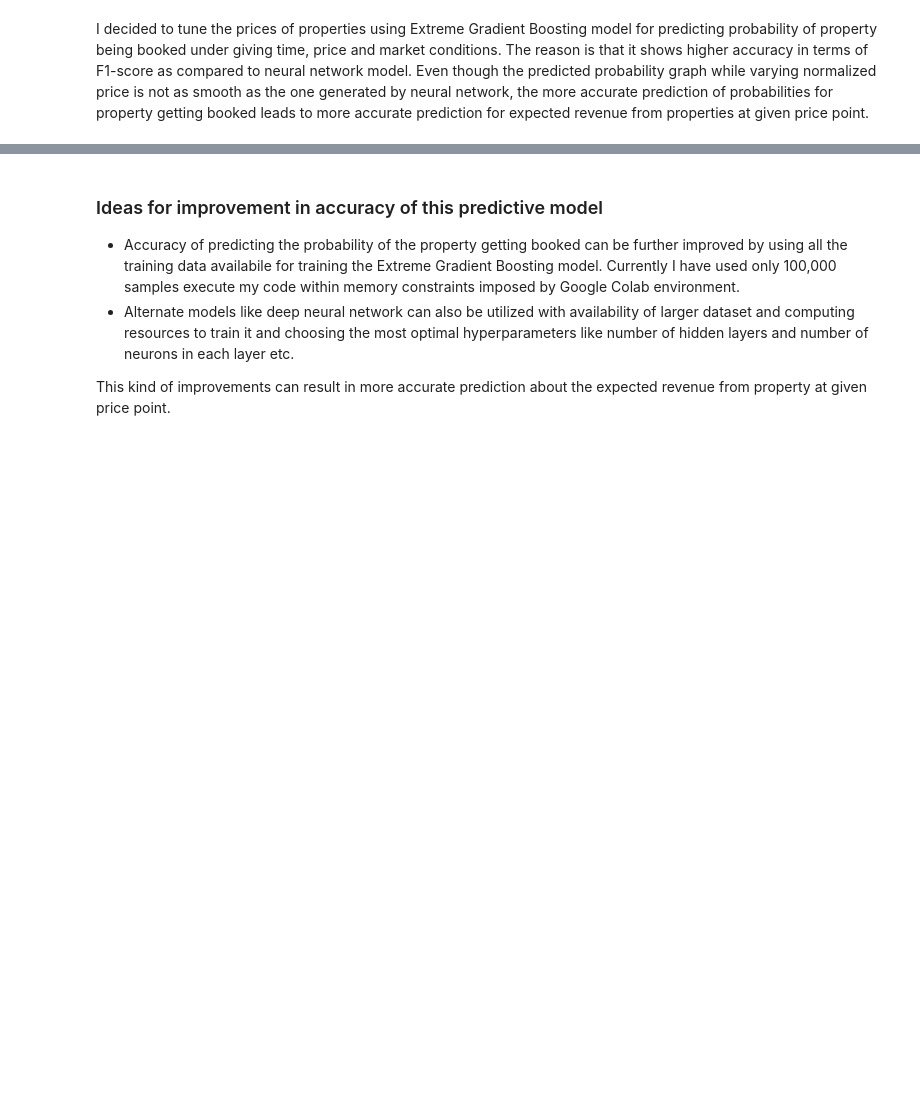
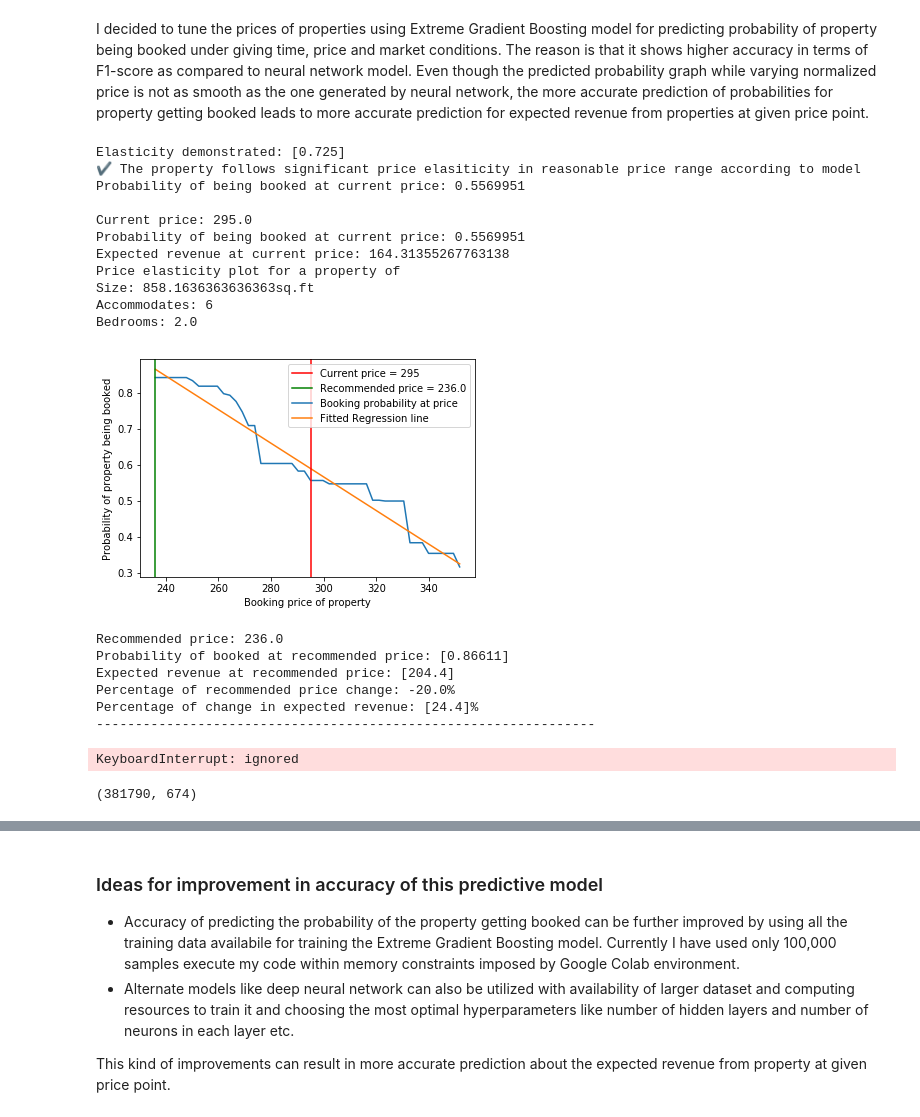
Before and after one commit to patelatharva/Analysis_of_Airbnb_property_listings_dataset, a Jupyter notebook: colab_tuning_booking_price_to_maximize_expected_revenue.ipynb, the cells around one changed output, grey strips where cells are left out. Saved outputs shown, nothing was run; the diff lists cells and outputs as text; code cells hidden in the pictures; blank space fills up the shorter version.

```diff
--- a/colab_tuning_booking_price_to_maximize_expected_revenue.ipynb
+++ b/colab_tuning_booking_price_to_maximize_expected_revenue.ipynb
@@ -1365,23 +1481,13 @@ def get_price_elasticity_curve(listing, calc_prob_booked, percentage):
 def draw_price_elasticity_for_prop(listing, calc_prob_booked, percentage, curve, rec_price):
     square_feet = listing["square_feet"]
     beds = listing["beds"]
-    month = listing["month"]
-    year = listing["year"]
-    week_of_month = listing["week_of_month"]
-    day_of_week = listing["day_of_week"]
+    bedrooms = listing["bedrooms"]
     accommodates = listing["accommodates"]
-    neighbourhood_cleansed = listing["neighbourhood_cleansed"]
-    city = listing["city"]
+
     print (f"Price elasticity plot for a property of")
     print (f"Size: {square_feet}sq.ft")
     print (f"Accommodates: {accommodates}")
     print (f"Bedrooms: {bedrooms}")
-    print (f"Day: {day_of_week}")
-    print (f"Week of month: {week_of_month}")
-    print (f"Month: {month}")
-    print (f"Year: {year}")
-    print (f"Neighbourhood: {neighbourhood_cleansed}")
-
     current_normalized_price = listing["price_calendar_normalized"]
     current_price = int(round(listing["price_calendar_normalized"] * listing["total_env_prices"],0))
     price_upper = current_normalized_price * (1 + percentage/100)
@@ -1401,7 +1507,7 @@ def draw_price_elasticity_for_prop(listing, calc_prob_booked, percentage, curve,
 
     price_elasticity_curve, = plt.plot(absolute_prices, probs)
     regression_curve, = plt.plot(absolute_prices, curve_probs)
-    recommended_price_line, = plt.axvline(x=rec_price, color='g')
+    recommended_price_line = plt.axvline(x=rec_price, color='g')
     plt.ylabel('Probability of property being booked')
     plt.xlabel('Booking price of property')
     beds = listing["beds"]
@@ -1431,12 +1537,12 @@ def calculate_price_elasticity(curve, listing, percentage_to_check):
   norm_price_2 = current_normalized_price * (1 + percentage_to_check/100)
   price_2 = norm_price_2 * listing["total_env_prices"]
   listing["price_calendar_normalized"] = norm_price_2
-  df_norm_price_1 = pd.DataFrame(data={"x" : norm_price_1}, index=[0])
+  df_norm_price_2 = pd.DataFrame(data={"x" : norm_price_2}, index=[0])
   d_2 = curve.predict(df_norm_price_2)[0]
 
   price_change = (price_2 - price_1)/((price_2 + price_1)/2)
   demand_change = (d_2 - d_1)/((d_2 + d_1)/2)
-  elasticity = demand_change / -price_change
+  elasticity = - (demand_change / price_change)
   return elasticity
 # %%
 def calc_revenue_at_tuned_price(row, calc_prob_booked):
@@ -1445,19 +1551,23 @@ def calc_revenue_at_tuned_price(row, calc_prob_booked):
     prob_booked = calc_prob_booked(row)
 #     print("price_calendar: " + str(current_price))
 
-
+    # minimum_elasticity to be eligible for tuning the price,
+    # keeping it high will require the booking probability of property
+    # to be more elastic to the price.
+    # It will keep the algorithm more realistic to project expected revenue
+    minimum_elasticity = 0.4
     percentage_to_check = 20
 
-    curve = get_price_elasticity_curve(listing=row, calc_prob_booked=calc_prob_booked, percentage=20)
+    curve = get_price_elasticity_curve(listing=row, calc_prob_booked=calc_prob_booked, percentage=percentage_to_check)
 
-    print ("Checking for price elasticity...")
+#     print ("Checking for price elasticity...")
     row["price_calendar_normalized"] = current_price_norm
-    if calculate_price_elasticity(curve, listing=row, percentage_to_check=percentage_to_check) > 0.1:
+    elasticity = calculate_price_elasticity(curve, listing=row, percentage_to_check=percentage_to_check)
+    if elasticity > minimum_elasticity:
+        print ("Elasticity demonstrated: " + str(np.round(elasticity, 3)))
         print("✔ The property follows significant price elasiticity in reasonable price range according to model")
 
         print ("Probability of being booked at current price: " + str(prob_booked))
-        print ("Probability of being booked at higher price: " + str(prob_booked_higher_price))
-        print ("Probability of being booked at lower price: " + str(prob_booked_lower_price))
         row["price_calendar_normalized"] = current_price_norm
         current_expected_revenue = current_price * prob_booked
         print ("")
@@ -1468,6 +1578,8 @@ def calc_revenue_at_tuned_price(row, calc_prob_booked):
         max_expected_revenue = -math.inf
         prob_at_max = None
         price_at_max = None
+        lower_price_normalized = max(current_price_norm * (1 - percentage_to_check/100), 0)
+        higher_price_normalized = current_price_norm * (1 + percentage_to_check/100)
         for trial_price_norm in float_range(str(lower_price_normalized), str(higher_price_normalized), str((higher_price_normalized-lower_price_normalized)/100)):
           # Instead of using probability predicted by the classifier,
           # I decided to use the one derived from line fitted on the values
@@ -1493,24 +1605,48 @@ def calc_revenue_at_tuned_price(row, calc_prob_booked):
         print ("----------------------------------------------------------------")
         return max_expected_revenue
     else:
-        print("✘ The property does not follow desired price elasiticity in reasonable price range according to model")
+#         print("✘ The property does not follow desired price elasiticity in reasonable price range according to model")
         return current_price * prob_booked
 # %% [markdown]
 I decided to tune the prices of properties using Extreme Gradient Boosting model for predicting probability of property being booked under giving time, price and market conditions. The reason is that it shows higher accuracy in terms of F1-score as compared to neural network model. Even though the predicted probability graph while varying normalized price is not as smooth as the one generated by neural network, the more accurate prediction of probabilities for property getting booked leads to more accurate prediction for expected revenue from properties at given price point.
 # %%
 expected_revenue_at_current_prices = 0
 expected_revenue_at_recommended_prices = 0
-number_of_properties_to_be_sampled = 1000
+number_of_properties_to_be_sampled = 100
 number_of_properties_with_price_updated = 0
 
 for index, row in X_test.sample(n=number_of_properties_to_be_sampled, random_state=42).copy().iterrows():
     expected_revenue_at_current_prices += row["price_calendar_normalized"] * row["total_env_prices"] * calc_prob_booked_xgb(row)
     expected_revenue_at_recommended_prices += calc_revenue_at_tuned_price(row, calc_prob_booked=calc_prob_booked_xgb)
     if np.round(expected_revenue_at_current_prices, 2) != np.round(expected_revenue_at_recommended_prices, 2):
       number_of_properties_with_price_updated += 1
+# %% [output]
+Elasticity demonstrated: [0.725]
+✔ The property follows significant price elasiticity in reasonable price range according to model
+Probability of being booked at current price: 0.5569951
+
+Current price: 295.0
+Probability of being booked at current price: 0.5569951
+Expected revenue at current price: 164.31355267763138
+Price elasticity plot for a property of
+Size: 858.1636363636363sq.ft
+Accommodates: 6
+Bedrooms: 2.0
+[figure, added]
+Recommended price: 236.0
+Probability of booked at recommended price: [0.86611]
+Expected revenue at recommended price: [204.4]
+Percentage of recommended price change: -20.0%
+Percentage of change in expected revenue: [24.4]%
+----------------------------------------------------------------
+KeyboardInterrupt: ignored
 # %%
 percentage_of_change = 100*(expected_revenue_at_recommended_prices - expected_revenue_at_current_prices)/expected_revenue_at_current_prices
 
 print(f"After tuning prices for {number_of_properties_with_price_updated}")
 print(f"out of {number_of_properties_to_be_sampled} properties evaluated")
 print("the percentage of change in expected revenue is: " + str(np.round(percentage_of_change, 2)) + "%")
+# %%
+X_test.shape
+# %% [output]
+(381790, 674)
```
Also changed, not shown: parts of 31 cells of this notebook.
